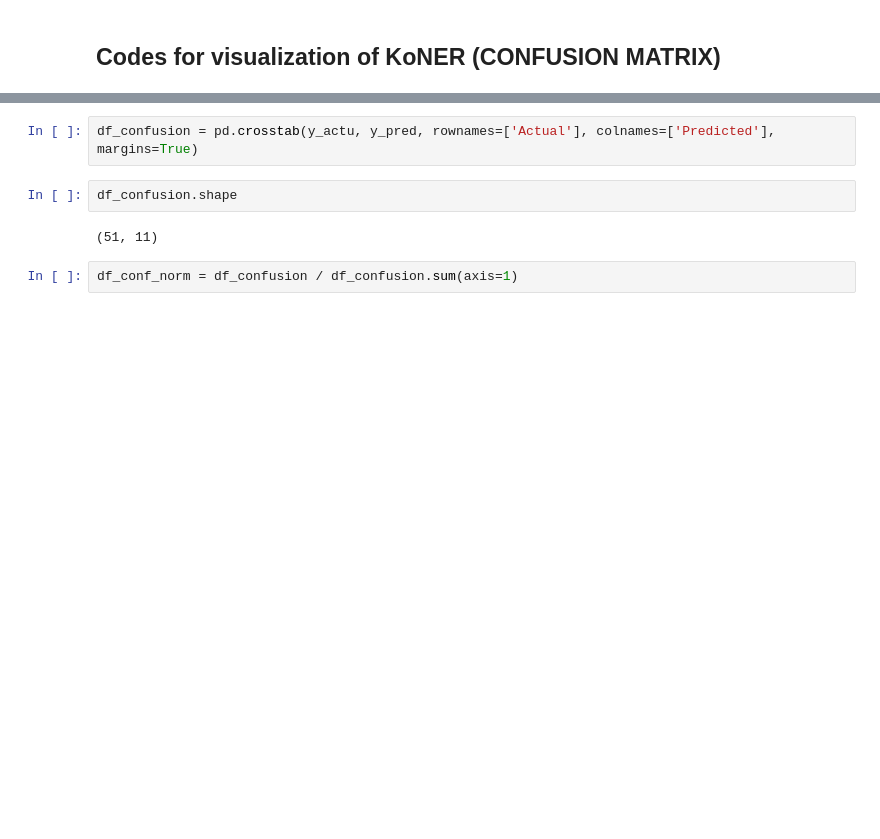
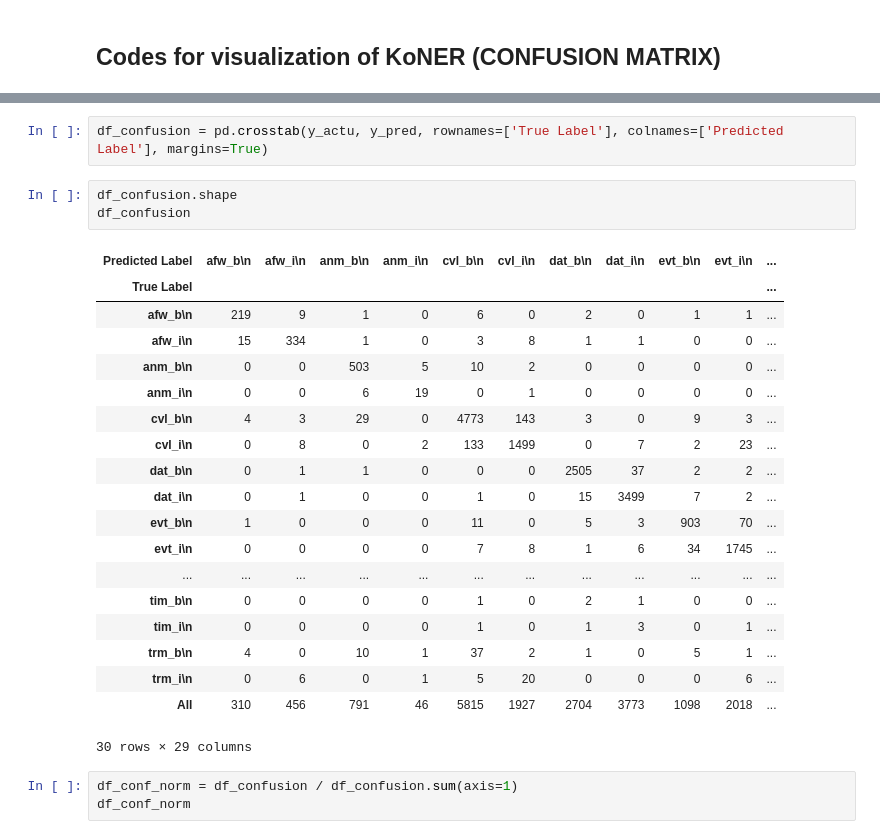
Before and after one commit to jujbob/koNER, a Jupyter notebook: Visualization.ipynb, the cells around one changed output, grey strips where cells are left out. Saved outputs shown, nothing was run; the diff lists cells and outputs as text; blank space fills up the shorter version.

```diff
--- a/Visualization.ipynb
+++ b/Visualization.ipynb
@@ -30,9 +136,29 @@ df_confusion = pd.crosstab(y_actu, y_pred)
 # %%
-df_confusion = pd.crosstab(y_actu, y_pred, rownames=['Actual'], colnames=['Predicted'], margins=True)
+df_confusion = pd.crosstab(y_actu, y_pred, rownames=['True Label'], colnames=['Predicted Label'], margins=True)
 # %%
 df_confusion.shape
+df_confusion
 # %% [output]
+| Predicted Label | afw_b\n | afw_i\n | anm_b\n | anm_i\n | cvl_b\n | cvl_i\n | dat_b\n | dat_i\n | evt_b\n | evt_i\n | ... |
+| True Label |  |  |  |  |  |  |  |  |  |  | ... |
+| afw_b\n | 219 | 9 | 1 | 0 | 6 | 0 | 2 | 0 | 1 | 1 | ... |
+| afw_i\n | 15 | 334 | 1 | 0 | 3 | 8 | 1 | 1 | 0 | 0 | ... |
+| anm_b\n | 0 | 0 | 503 | 5 | 10 | 2 | 0 | 0 | 0 | 0 | ... |
+| anm_i\n | 0 | 0 | 6 | 19 | 0 | 1 | 0 | 0 | 0 | 0 | ... |
+| cvl_b\n | 4 | 3 | 29 | 0 | 4773 | 143 | 3 | 0 | 9 | 3 | ... |
+| cvl_i\n | 0 | 8 | 0 | 2 | 133 | 1499 | 0 | 7 | 2 | 23 | ... |
+| dat_b\n | 0 | 1 | 1 | 0 | 0 | 0 | 2505 | 37 | 2 | 2 | ... |
+| dat_i\n | 0 | 1 | 0 | 0 | 1 | 0 | 15 | 3499 | 7 | 2 | ... |
+| evt_b\n | 1 | 0 | 0 | 0 | 11 | 0 | 5 | 3 | 903 | 70 | ... |
+| evt_i\n | 0 | 0 | 0 | 0 | 7 | 8 | 1 | 6 | 34 | 1745 | ... |
+| ... | ... | ... | ... | ... | ... | ... | ... | ... | ... | ... | ... |
+| tim_b\n | 0 | 0 | 0 | 0 | 1 | 0 | 2 | 1 | 0 | 0 | ... |
+| tim_i\n | 0 | 0 | 0 | 0 | 1 | 0 | 1 | 3 | 0 | 1 | ... |
+| trm_b\n | 4 | 0 | 10 | 1 | 37 | 2 | 1 | 0 | 5 | 1 | ... |
+| trm_i\n | 0 | 6 | 0 | 1 | 5 | 20 | 0 | 0 | 0 | 6 | ... |
+| All | 310 | 456 | 791 | 46 | 5815 | 1927 | 2704 | 3773 | 1098 | 2018 | ... |
-(51, 11)
+30 rows × 29 columns
 # %%
 df_conf_norm = df_confusion / df_confusion.sum(axis=1)
+df_conf_norm
 # %%
```
Also changed, not shown: parts of 11 cells of this notebook, 5 other files.
